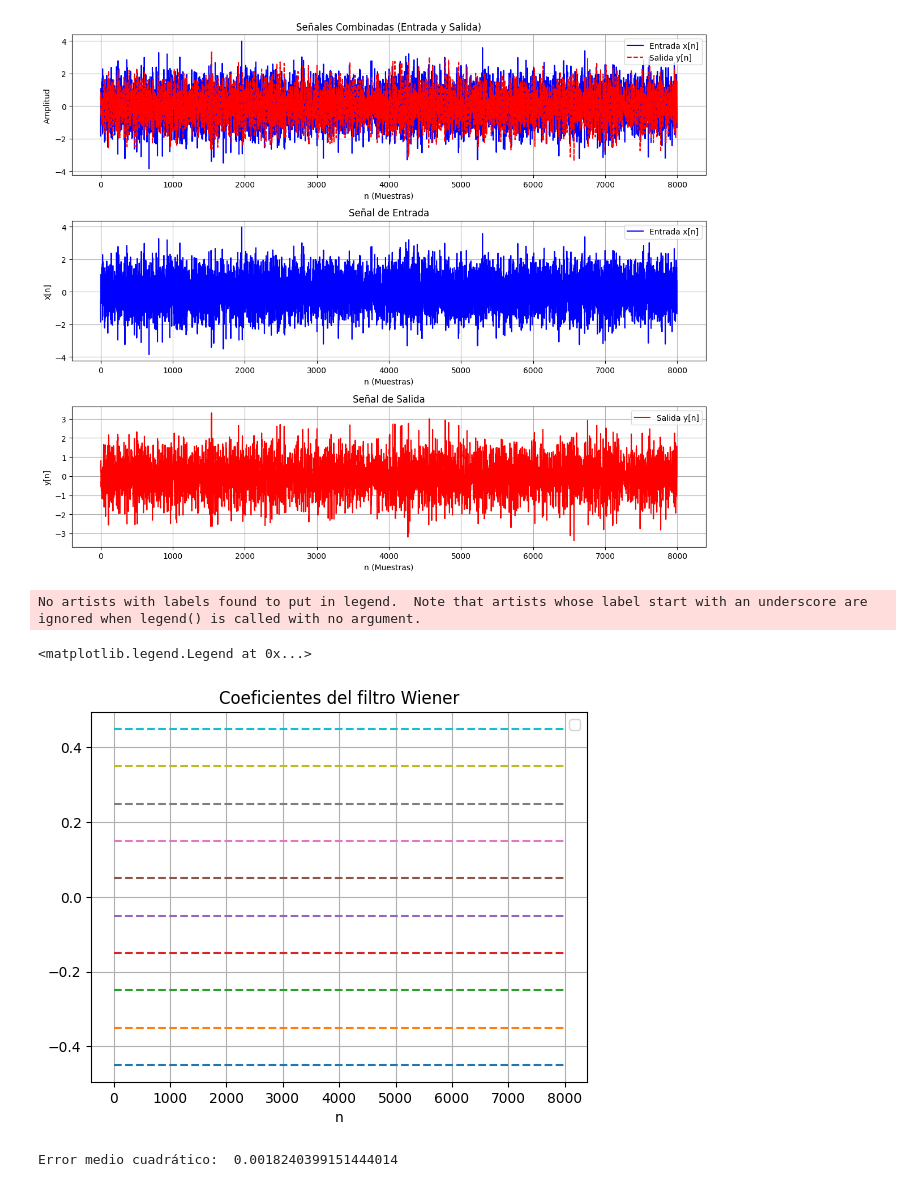
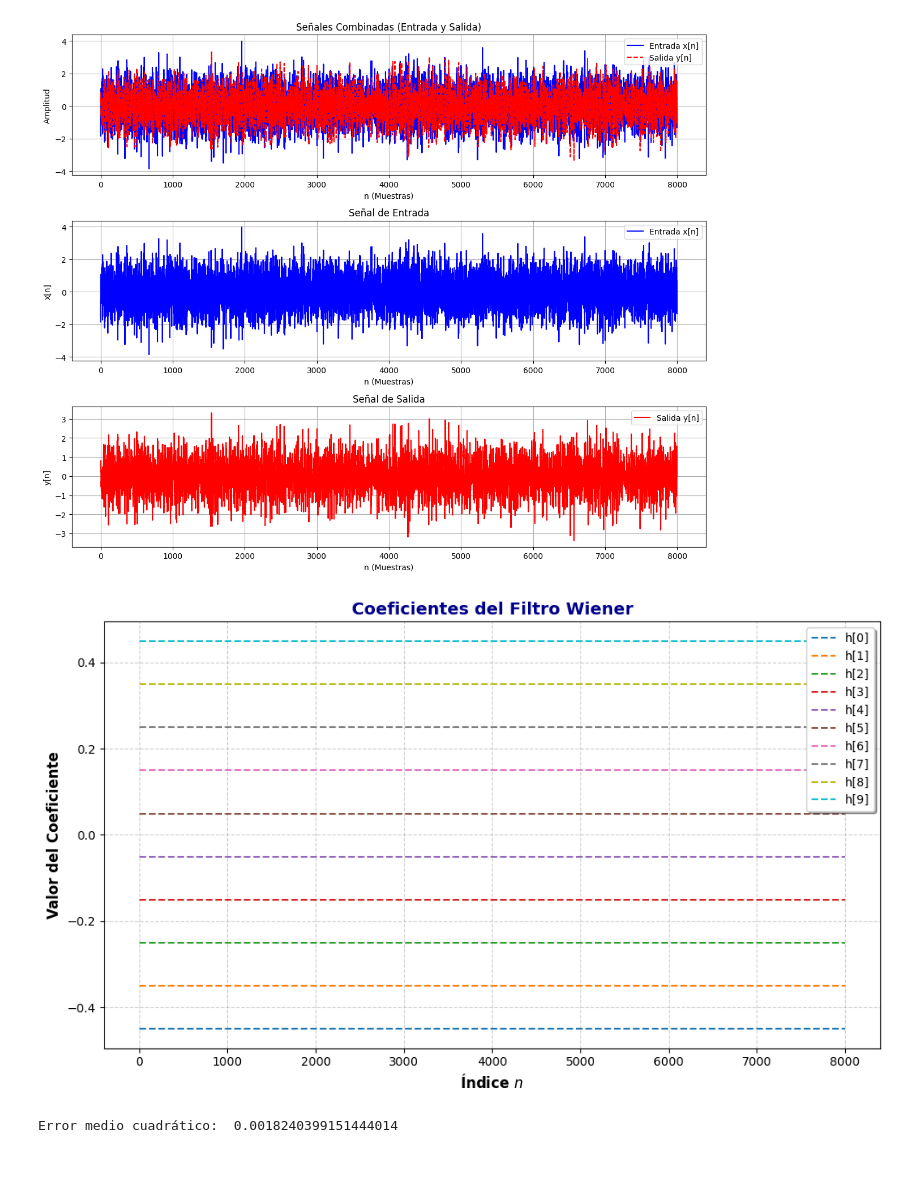
Before and after one commit to ExampleToFollow/PracticasPDS, a Jupyter notebook: Personal/TA_pregunta1.ipynb, the cells around one changed output. Cells and saved outputs as stored; diff of their text form; code cells hidden in the pictures.

```diff
--- a/Personal/TA_pregunta1.ipynb
+++ b/Personal/TA_pregunta1.ipynb
@@ -71,40 +71,42 @@ plt.show()
 # %% [output]
 [figure]
 # %%
-import scipy as sc
-M = 10
-N = len(input_lti)
-
-# Matriz Rx
-Rx = np.zeros((M, M))
-rx = np.zeros(M)
-
+import scipy as sc  # Importamos la biblioteca SciPy
+import numpy as np  # Importamos NumPy para manejo de arreglos y operaciones matemáticas
+import matplotlib.pyplot as plt  # Importamos Matplotlib para graficar
+#BASADO EN EL CODIGO DE LA CLASE
+M = 10  # Número de coeficientes del filtro Wiener
+N = len(input_lti)  # Longitud de la señal de entrada `input_lti`
+# Inicializamos la matriz de autocorrelación `Rx` y el vector de autocorrelación `rx`
+Rx = np.zeros((M, M))  # Matriz de autocorrelación (M x M)
+rx = np.zeros(M)       # Vector de autocorrelación (M)
+# Calculamos los valores de autocorrelación para el vector `rx`
 for k in range(M):
     rx[k] = np.sum(input_lti[k:] * input_lti[:N-k]) / N
+# Llenamos la matriz de autocorrelación `Rx` usando el vector `rx`
 for i in range(M):
     for j in range(M):
-        Rx[i,j] = rx[np.abs(i-j)]
-
-# Vector rdx = rd
+        Rx[i, j] = rx[np.abs(i-j)]
+# Calculamos el vector `rdx` para la autocorrelación cruzada entre entrada y salida
 rdx = np.zeros(M)
 for k in range(M):
     rdx[k] = np.sum(output_lti[k:] * input_lti[:N-k]) / N
-
-# Calculamos los coeficientes del filtro Wiener
-W = np.dot(np.linalg.inv(Rx),rdx)
-
-# ploteamos los coeficientes del filtro wiener
-plt.figure()
+# Calculamos los coeficientes del filtro Wiener usando la ecuación matricial
+W = np.dot(np.linalg.inv(Rx), rdx)
+# Mejoramos el estilo de la gráfica de los coeficientes del filtro Wiener
+plt.figure(figsize=(10, 6))  # Tamaño de la figura
 for i in range(M):
-    plt.plot([0,N],[W[i],W[i]], linestyle="--")
-plt.grid('on')
-plt.xlabel('n')
-plt.title('Coeficientes del filtro Wiener')
-plt.legend()
+    plt.plot([0, N], [W[i], W[i]], linestyle="--", label=f'h[{i}]', linewidth=1.5)
+# Añadimos detalles a la gráfica
+plt.grid(True, linestyle='--', alpha=0.6)  # Líneas de cuadrícula con transparencia
+plt.xlabel('Índice $n$', fontsize=12, weight='bold')  # Etiqueta del eje X con estilo
+plt.ylabel('Valor del Coeficiente', fontsize=12, weight='bold')  # Etiqueta del eje Y con estilo
+plt.title('Coeficientes del Filtro Wiener', fontsize=14, weight='bold', color='darkblue')  # Título con estilo
+plt.legend(fontsize=10, loc='upper right', frameon=True, shadow=True)  # Leyenda con sombreado
+plt.tight_layout()  # Ajusta automáticamente los márgenes
+plt.show()  # Muestra la gráfica
 # %% [output]
-No artists with labels found to put in legend.  Note that artists whose label start with an underscore are ignored when legend() is called with no argument.
-<matplotlib.legend.Legend at 0x...>
-[figure, old version]
+[figure, new version]
 # %%
 salida_aproximada = sc.signal.lfilter(W,[1],input_lti) #Libre de ruido
 print('Error medio cuadrático: ',np.mean((output_lti-salida_aproximada)**2))
```
Also changed, not shown: parts of 7 cells of this notebook, 3 other files.
